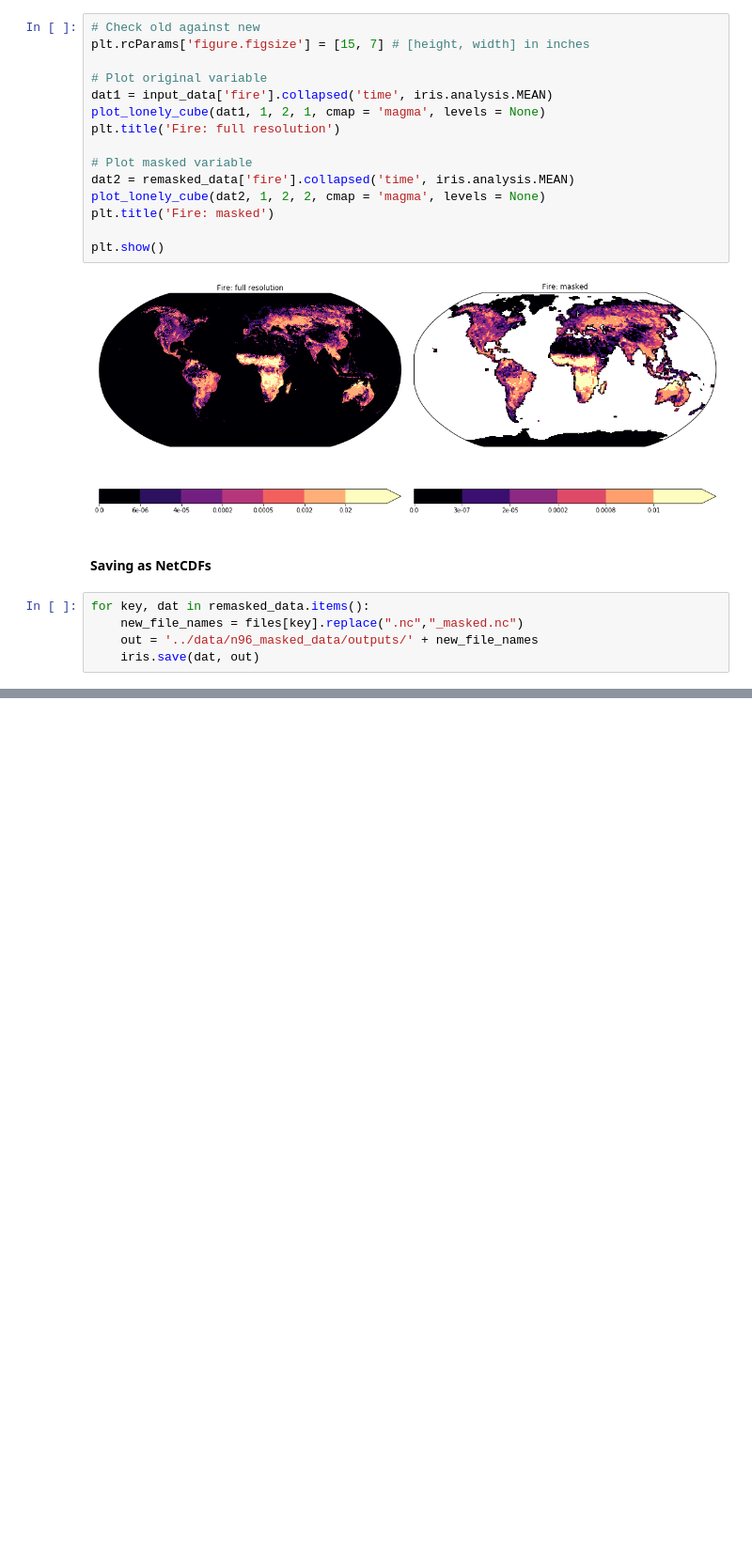
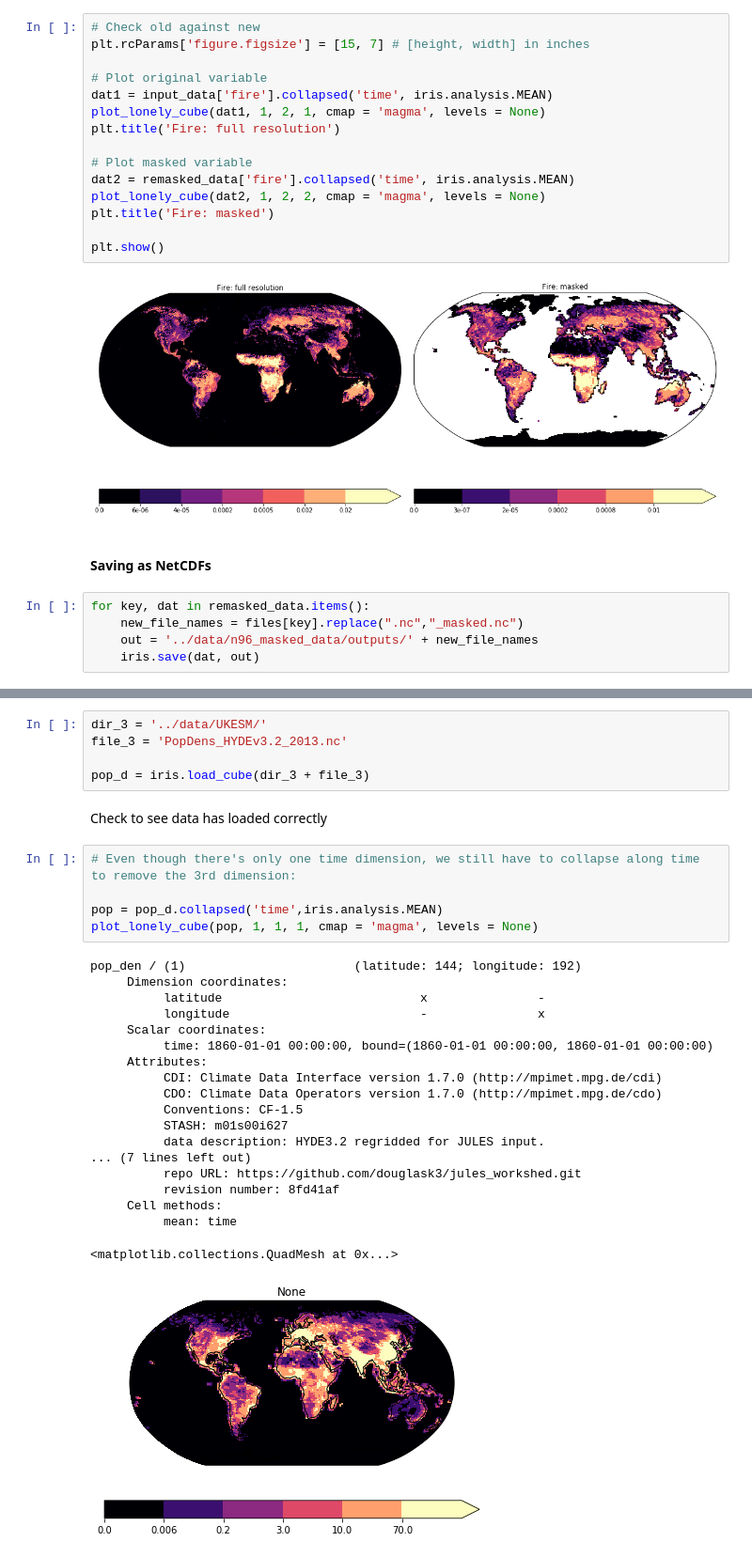
Before and after one commit to douglask3/UKESM-ConFire, a Jupyter notebook: notebooks/regrid_nc.ipynb, the cells around one changed output, grey strips where cells are left out. Shown at 94% size. Cells and saved outputs as stored; diff of their text form; blank space fills up the shorter version.

```diff
--- a/notebooks/regrid_nc.ipynb
+++ b/notebooks/regrid_nc.ipynb
@@ -283,0 +291,32 @@ for key, dat in remasked_data.items():
+# %%
+dir_3 = '../data/UKESM/'
+file_3 = 'PopDens_HYDEv3.2_2013.nc'
+
+pop_d = iris.load_cube(dir_3 + file_3)
+# %% [markdown]
+Check to see data has loaded correctly
+# %%
+# Even though there's only one time dimension, we still have to collapse along time to remove the 3rd dimension:
+
+pop = pop_d.collapsed('time',iris.analysis.MEAN)
+plot_lonely_cube(pop, 1, 1, 1, cmap = 'magma', levels = None)
+# %% [output]
+pop_den / (1)                       (latitude: 144; longitude: 192)
+     Dimension coordinates:
+          latitude                           x               -
+          longitude                          -               x
+     Scalar coordinates:
+          time: 1860-01-01 00:00:00, bound=(1860-01-01 00:00:00, 1860-01-01 00:00:00)
+     Attributes:
+          CDI: Climate Data Interface version 1.7.0 (http://mpimet.mpg.de/cdi)
+          CDO: Climate Data Operators version 1.7.0 (http://mpimet.mpg.de/cdo)
+          Conventions: CF-1.5
+          STASH: m01s00i627
+          data description: HYDE3.2 regridded for JULES input.
+... (7 lines left out)
+          repo URL: https://github.com/douglask3/jules_workshed.git
+          revision number: 8fd41af
+     Cell methods:
+          mean: time
+<matplotlib.collections.QuadMesh at 0x...>
+[figure, added]
```
Also changed, not shown: parts of 6 cells of this notebook, 2 other files.
